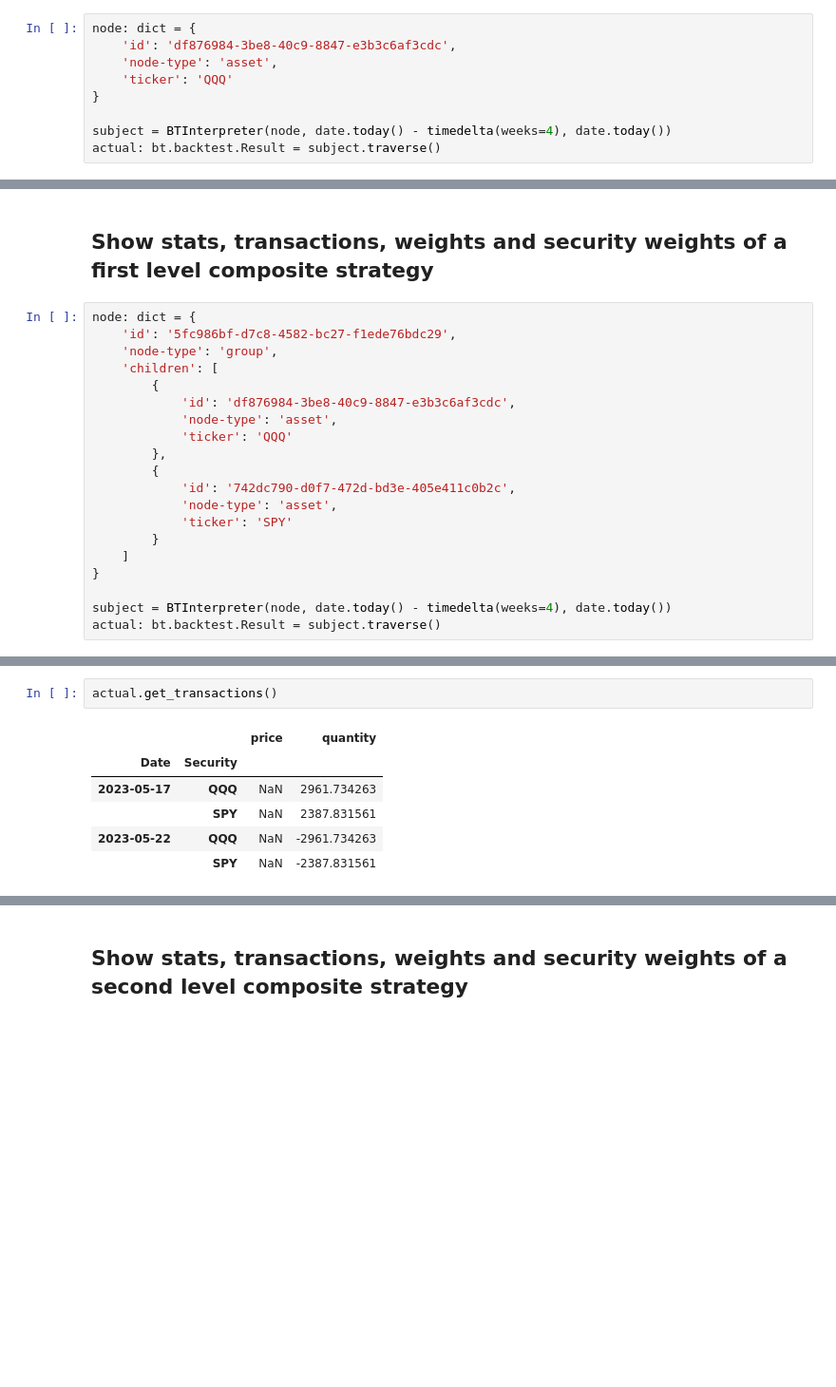
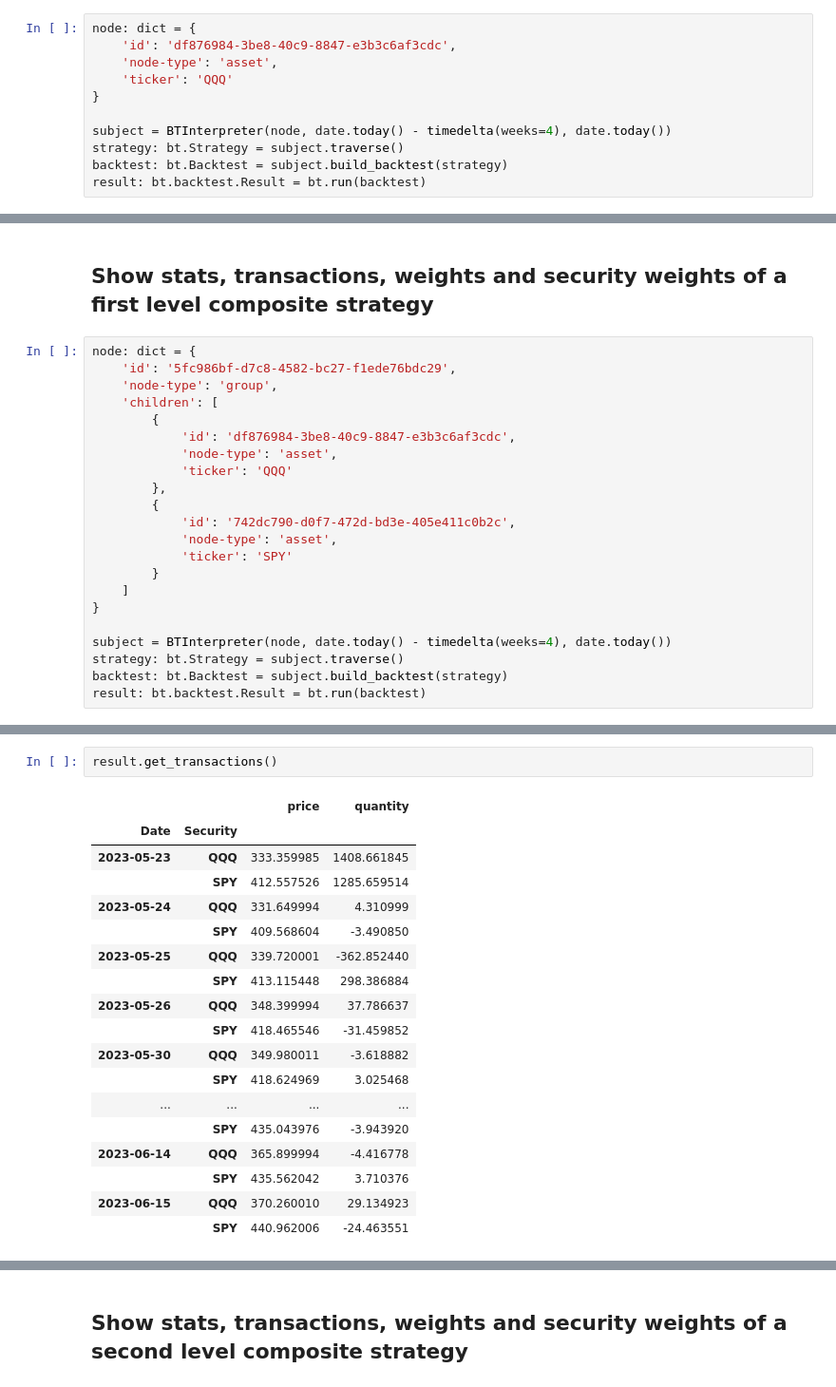
Before and after one commit to Pirat83/bt-composite-strategies, a Jupyter notebook: example.ipynb, the cells around one changed output, grey strips where cells are left out. Shown: that part at 95% size. Cells and saved outputs as stored; diff of their text form; blank space fills up the shorter version.

```diff
--- a/example.ipynb
+++ b/example.ipynb
@@ -19,5 +19,7 @@ node: dict = {
 }
 
 subject = BTInterpreter(node, date.today() - timedelta(weeks=4), date.today())
-actual: bt.backtest.Result = subject.traverse()
+strategy: bt.Strategy = subject.traverse()
+backtest: bt.Backtest = subject.build_backtest(strategy)
+result: bt.backtest.Result = bt.run(backtest)
 # %% [output]
@@ -81,5 +99,7 @@ node: dict = {
 }
 
 subject = BTInterpreter(node, date.today() - timedelta(weeks=4), date.today())
-actual: bt.backtest.Result = subject.traverse()
+strategy: bt.Strategy = subject.traverse()
+backtest: bt.Backtest = subject.build_backtest(strategy)
+result: bt.backtest.Result = bt.run(backtest)
 # %% [output]
@@ -121,12 +141,24 @@ actual.stats
 | win_year_perc | NaN |
 | twelve_month_win_perc | NaN |
 # %%
-actual.get_transactions()
+result.get_transactions()
 # %% [output]
 |  |  | price | quantity |
 | Date | Security |  |  |
-| 2023-05-17 | QQQ | NaN | 2961.734263 |
-|  | SPY | NaN | 2387.831561 |
-| 2023-05-22 | QQQ | NaN | -2961.734263 |
-|  | SPY | NaN | -2387.831561 |
+| 2023-05-23 | QQQ | 333.359985 | 1408.661845 |
+|  | SPY | 412.557526 | 1285.659514 |
+| 2023-05-24 | QQQ | 331.649994 | 4.310999 |
+|  | SPY | 409.568604 | -3.490850 |
+| 2023-05-25 | QQQ | 339.720001 | -362.852440 |
+|  | SPY | 413.115448 | 298.386884 |
+| 2023-05-26 | QQQ | 348.399994 | 37.786637 |
+|  | SPY | 418.465546 | -31.459852 |
+| 2023-05-30 | QQQ | 349.980011 | -3.618882 |
+|  | SPY | 418.624969 | 3.025468 |
+| ... | ... | ... | ... |
+|  | SPY | 435.043976 | -3.943920 |
+| 2023-06-14 | QQQ | 365.899994 | -4.416778 |
+|  | SPY | 435.562042 | 3.710376 |
+| 2023-06-15 | QQQ | 370.260010 | 29.134923 |
+|  | SPY | 440.962006 | -24.463551 |
 # %%
```
Also changed, not shown: parts of 17 cells of this notebook, 2 other files.
